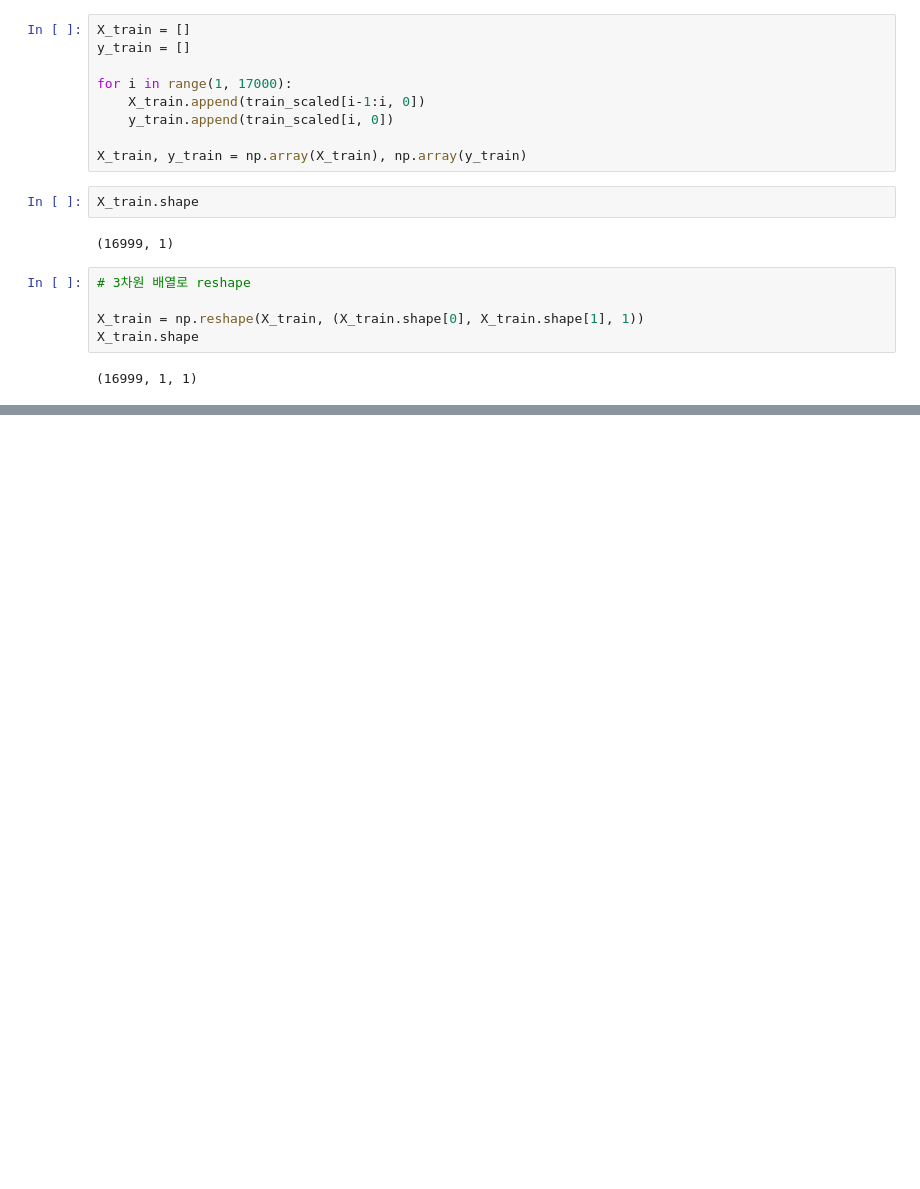
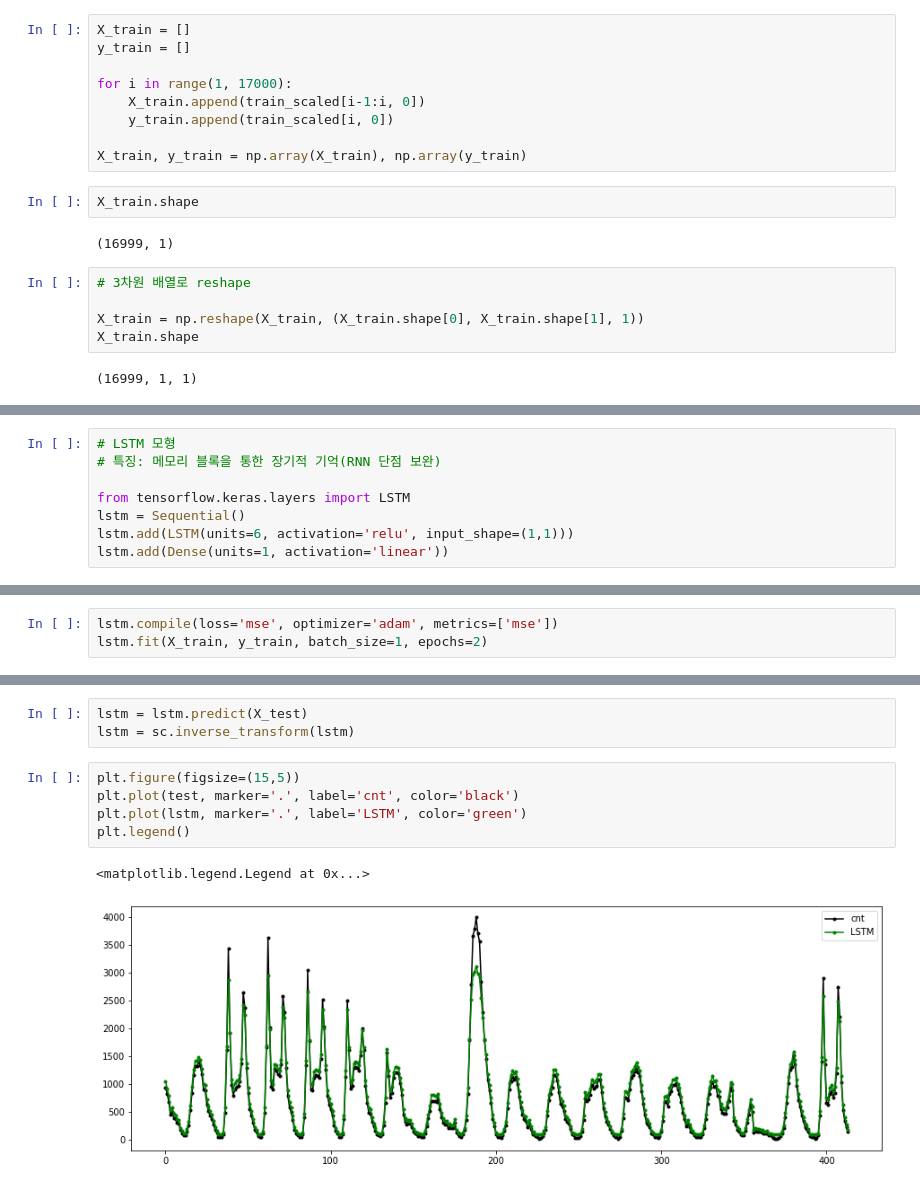
Before and after one commit to MoonGyu1/2021-2-GNUVIL-AI, a Jupyter notebook: time-series-deep-learning.ipynb, the cells around one changed output, grey strips where cells are left out. Drawn from its saved outputs; the diff is of its cells as text; blank space fills up the shorter version.

Commit message:
[1-4] 시계열 딥러닝 분석 모델 (RNN, LSTM, GRU)

```diff
--- a/time-series-deep-learning.ipynb
+++ b/time-series-deep-learning.ipynb
@@ -122,0 +221,8 @@ X_train.shape
+# %%
+# LSTM 모형
+# 특징: 메모리 블록을 통한 장기적 기억(RNN 단점 보완)
+
+from tensorflow.keras.layers import LSTM
+lstm = Sequential()
+lstm.add(LSTM(units=6, activation='relu', input_shape=(1,1)))
+lstm.add(Dense(units=1, activation='linear'))
@@ -122,0 +249,3 @@ X_train.shape
+# %%
+lstm.compile(loss='mse', optimizer='adam', metrics=['mse'])
+lstm.fit(X_train, y_train, batch_size=1, epochs=2)
@@ -122,0 +258,11 @@ X_train.shape
+# %%
+lstm = lstm.predict(X_test)
+lstm = sc.inverse_transform(lstm)
+# %%
+plt.figure(figsize=(15,5))
+plt.plot(test, marker='.', label='cnt', color='black')
+plt.plot(lstm, marker='.', label='LSTM', color='green')
+plt.legend()
+# %% [output]
+<matplotlib.legend.Legend at 0x...>
+[figure, added]
```
Also changed, not shown: parts of 25 cells of this notebook.
